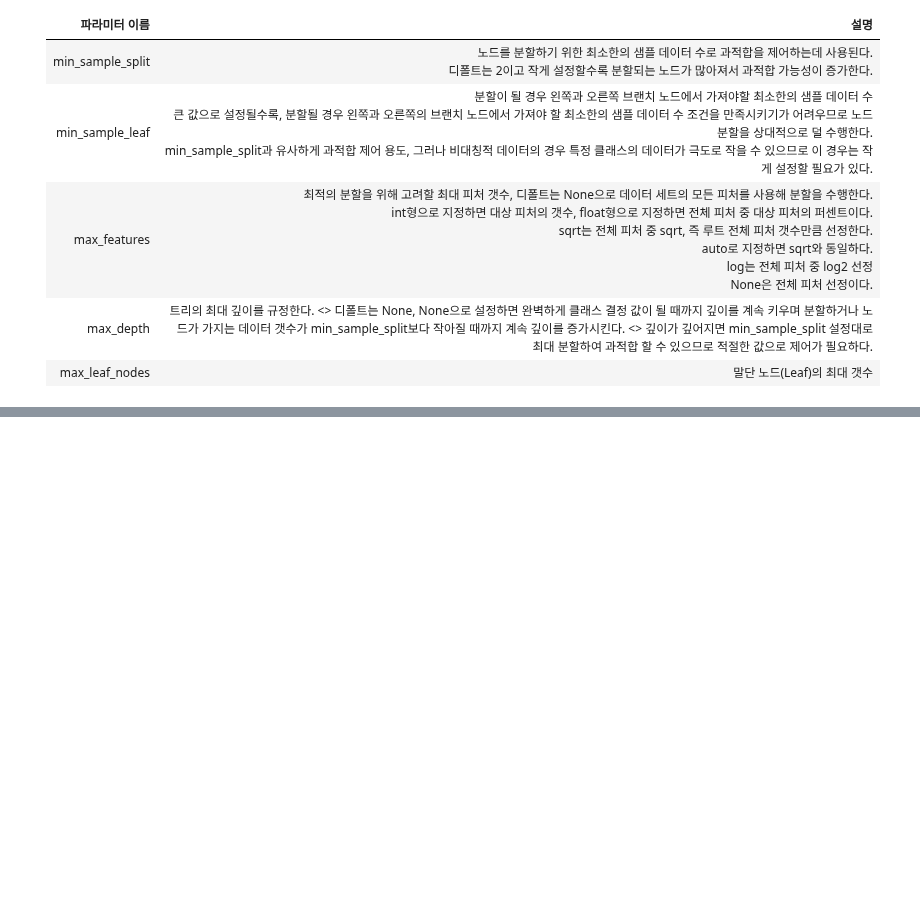
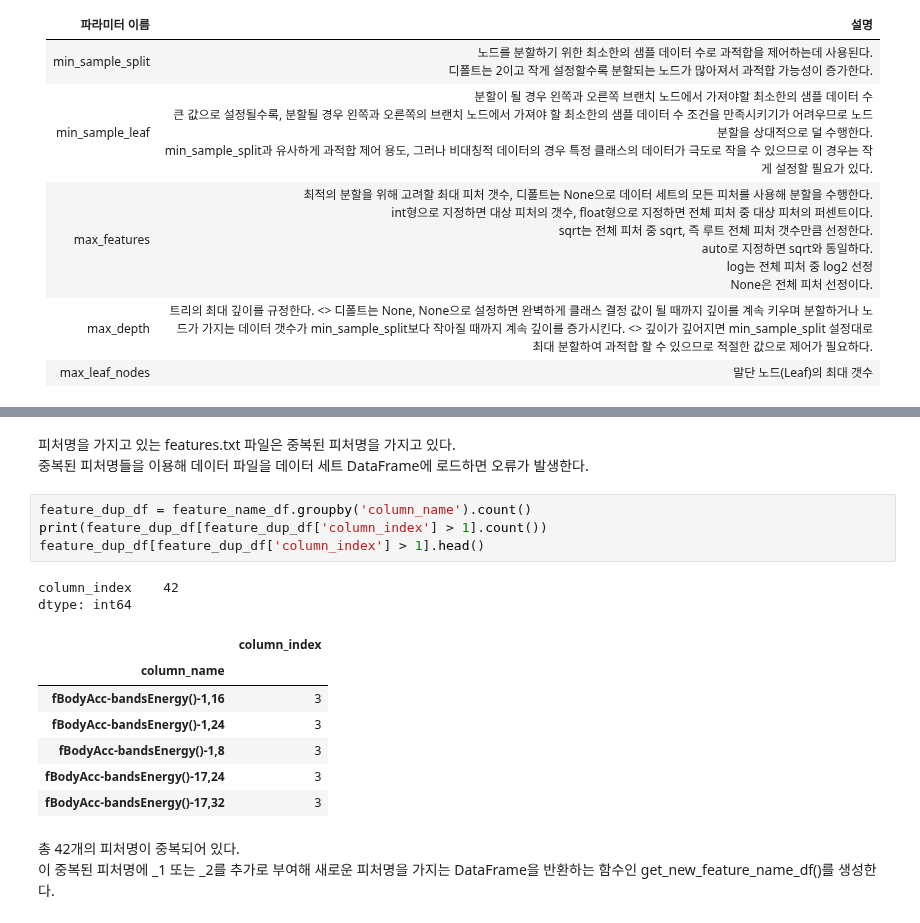
Before and after one commit to Heo-Jeong-Eun/Machine-Learning-Study, a Jupyter notebook: Jen/Decision Tree.ipynb, the cells around one changed output, grey strips where cells are left out. Saved outputs shown, nothing was run; the diff lists cells and outputs as text; blank space fills up the shorter version.

```diff
--- a/Jen/Decision Tree.ipynb
+++ b/Jen/Decision Tree.ipynb
@@ -63,0 +204,20 @@
+# %% [markdown]
+피처명을 가지고 있는 features.txt 파일은 중복된 피처명을 가지고 있다. <br>
+중복된 피처명들을 이용해 데이터 파일을 데이터 세트 DataFrame에 로드하면 오류가 발생한다.
+# %%
+feature_dup_df = feature_name_df.groupby('column_name').count()
+print(feature_dup_df[feature_dup_df['column_index'] > 1].count())
+feature_dup_df[feature_dup_df['column_index'] > 1].head()
+# %% [output]
+column_index    42
+dtype: int64
+|  | column_index |
+| column_name |  |
+| fBodyAcc-bandsEnergy()-1,16 | 3 |
+| fBodyAcc-bandsEnergy()-1,24 | 3 |
+| fBodyAcc-bandsEnergy()-1,8 | 3 |
+| fBodyAcc-bandsEnergy()-17,24 | 3 |
+| fBodyAcc-bandsEnergy()-17,32 | 3 |
+# %% [markdown]
+총 42개의 피처명이 중복되어 있다. <br>
+이 중복된 피처명에 _1 또는 _2를 추가로 부여해 새로운 피처명을 가지는 DataFrame을 반환하는 함수인 get_new_feature_name_df()를 생성한다.
```
Also changed, not shown: parts of 24 cells of this notebook.
